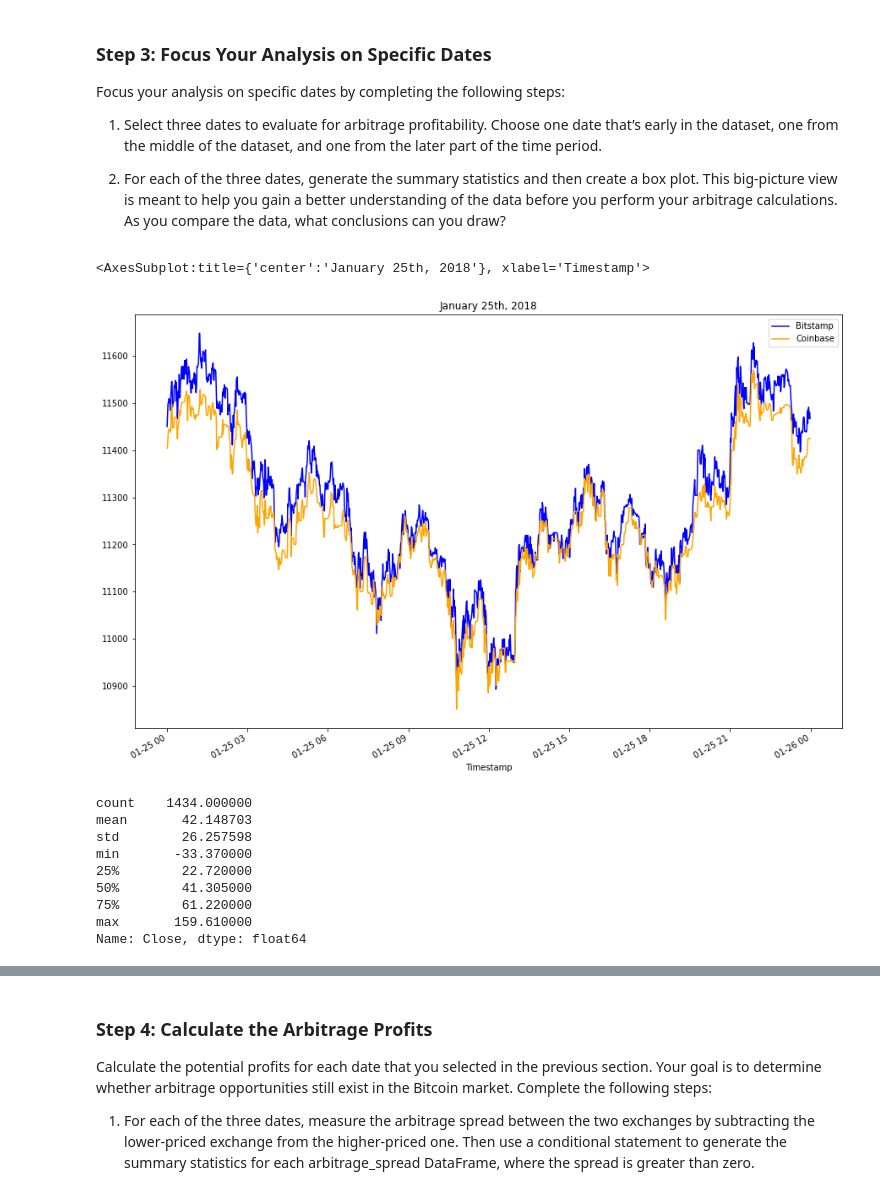
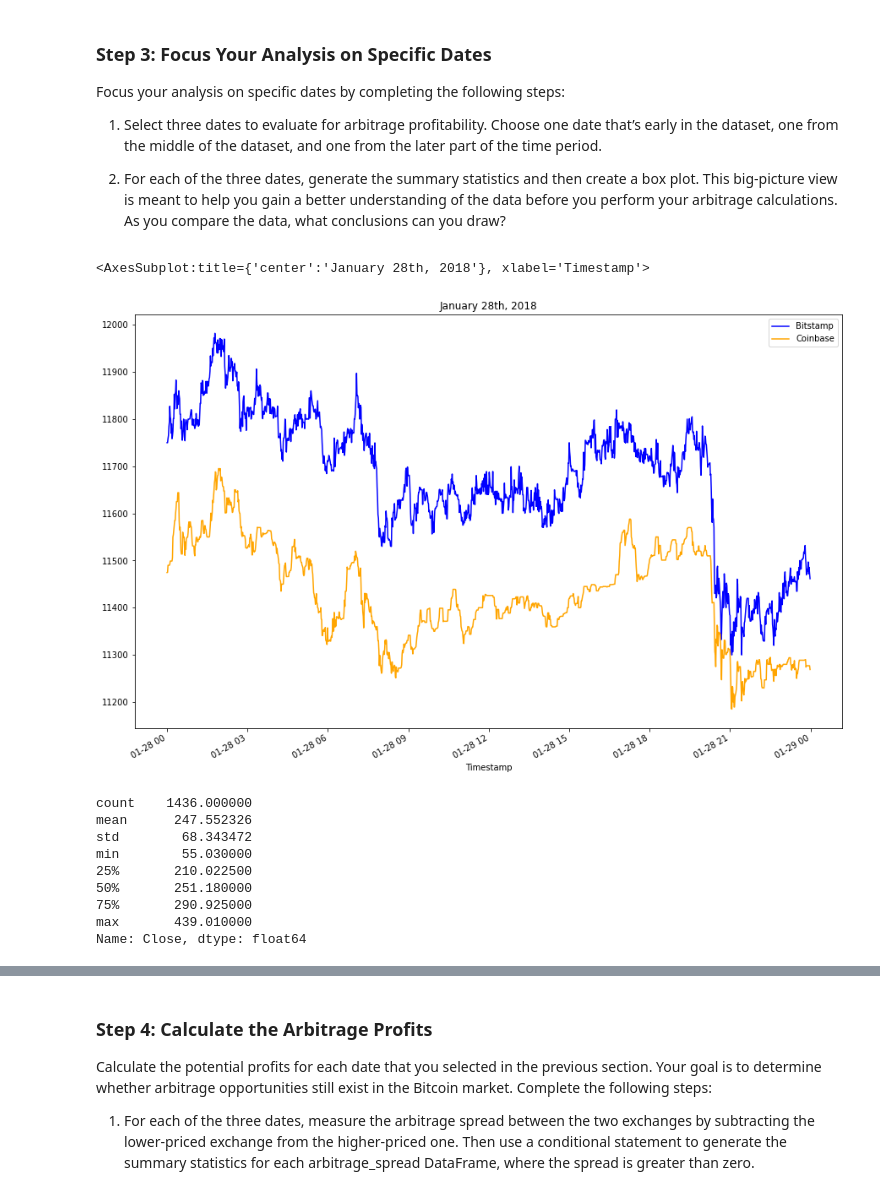
Before and after one commit to victorxdang/ArbitrageAnaylsis, a Jupyter notebook: crypto_arbitrage.ipynb, the cells around one changed output, grey strips where cells are left out. Saved outputs shown, nothing was run; the diff lists cells and outputs as text; code cells hidden in the pictures.

```diff
--- a/crypto_arbitrage.ipynb
+++ b/crypto_arbitrage.ipynb
@@ -261,30 +270,39 @@ Focus your analysis on specific dates by completing the following steps:
 1. Select three dates to evaluate for arbitrage profitability. Choose one date that’s early in the dataset, one from the middle of the dataset, and one from the later part of the time period.
 
 2. For each of the three dates, generate the summary statistics and then create a box plot. This big-picture view is meant to help you gain a better understanding of the data before you perform your arbitrage calculations. As you compare the data, what conclusions can you draw?
+# %%
+# early date used
+date_early = "2018-01-28"
+
+# early date dataset for bitstamp
+bitstamp_early = bitstamp.loc[date_early, "Close"]
+
+# early date dataset for coinbase
+coinbase_early = coinbase.loc[date_early, "Close"]
 # %%
 # Create an overlay plot that visualizes the two dataframes over a period of one day early in the dataset.
 # Be sure that the plots include the parameters `legend`, `figsize`, `title`, `color` and `label`
-bitstamp.loc["2018-01-25", "Close"].plot(figsize = (15, 10), title = "January 25th, 2018", color = "blue", label = "Bitstamp", legend = True)
-coinbase.loc["2018-01-25", "Close"].plot(figsize = (15, 10), color = "orange", label = "Coinbase", legend = True)
+bitstamp_early.plot(figsize = (15, 10), title = "January 28th, 2018", color = "blue", label = "Bitstamp", legend = True)
+coinbase_early.plot(figsize = (15, 10), color = "orange", label = "Coinbase", legend = True)
 # %% [output]
-<AxesSubplot:title={'center':'January 25th, 2018'}, xlabel='Timestamp'>
+<AxesSubplot:title={'center':'January 28th, 2018'}, xlabel='Timestamp'>
-[figure, old version]
+[figure, new version]
 # %%
 # Using the early date that you have selected, calculate the arbitrage spread
 # by subtracting the bitstamp lower closing prices from the coinbase higher closing prices
-arbitrage_spread_early = bitstamp.loc["2018-01-25", "Close"] - coinbase.loc["2018-01-25", "Close"]
+arbitrage_spread_early = bitstamp_early - coinbase_early
 
 # Generate summary statistics for the early DataFrame
 arbitrage_spread_early.describe()
 # %% [output]
-count    1434.000000
-mean       42.148703
-std        26.257598
-min       -33.370000
-25%        22.720000
-50%        41.305000
-75%        61.220000
-max       159.610000
+count    1436.000000
+mean      247.552326
+std        68.343472
+min        55.030000
+25%       210.022500
+50%       251.180000
+75%       290.925000
+max       439.010000
 Name: Close, dtype: float64
 # %%
 # Visualize the arbitrage spread from early in the dataset in a box plot
```
Also changed, not shown: parts of 43 cells of this notebook.
